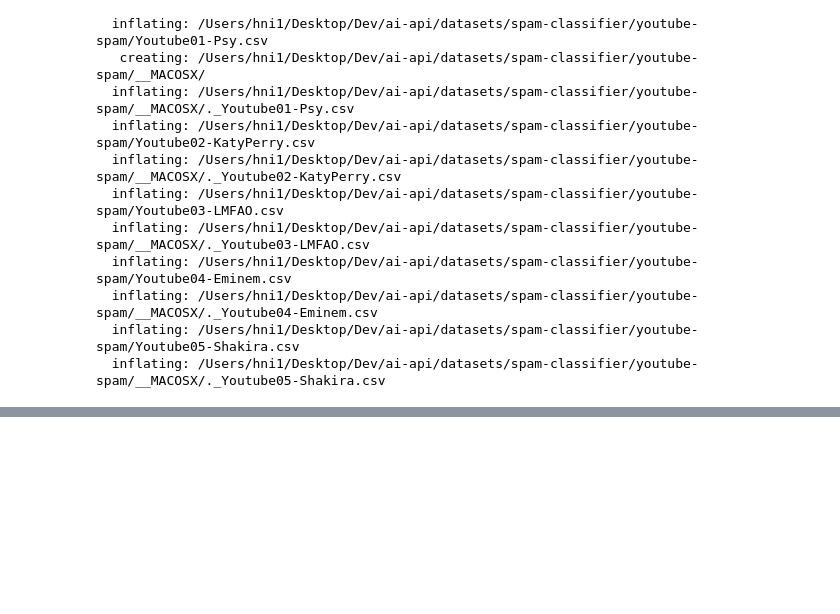
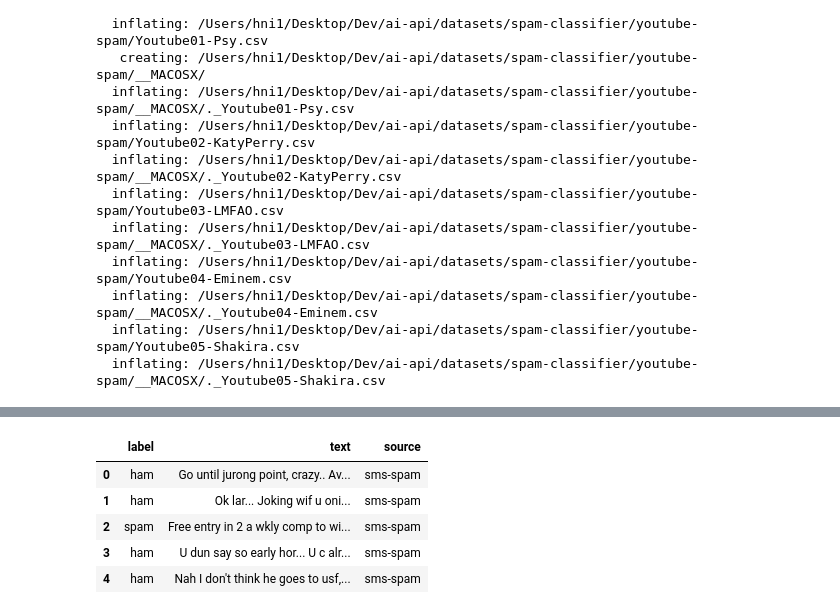
Before and after one commit to haoweini/ai-api, a Jupyter notebook: nbs/2 - Download Dataset & Unzip.ipynb, the cells around one changed output, grey strips where cells are left out. Cells and saved outputs as stored; diff of their text form; code cells hidden in the pictures; blank space fills up the shorter version.

```diff
--- a/nbs/2 - Download Dataset & Unzip.ipynb
+++ b/nbs/2 - Download Dataset & Unzip.ipynb
@@ -51,0 +74,25 @@ Archive:  /Users/hni1/Desktop/Dev/ai-api/datasets/zips/youtube-spam-dataset.zip
+# %%
+my_dfs = []
+
+for path in YOUTUBE_SPAM_DIR.glob("*.csv"):
+    #print(path)
+    raw_df = pd.read_csv(path)
+    raw_df.rename(columns={"CLASS":'raw_label', "CONTENT": 'text'}, inplace=True)
+    raw_df['label'] = raw_df['raw_label'].apply(lambda x: "spam" if str(x) == "1" else "ham")
+    raw_df['raw_source'] = str(path.name)
+    raw_df['source'] = 'youtube-spam'
+    df = raw_df.copy()[['label','text','source']]
+    my_dfs.append(df)
+    #print(df.head())
+
+yt_df = pd.concat(my_dfs)
+# %%
+df = pd.concat([sms_df,yt_df])
+df.head()
+# %% [output]
+|  | label | text | source |
+| 0 | ham | Go until jurong point, crazy.. Av... | sms-spam |
+| 1 | ham | Ok lar... Joking wif u oni... | sms-spam |
+| 2 | spam | Free entry in 2 a wkly comp to wi... | sms-spam |
+| 3 | ham | U dun say so early hor... U c alr... | sms-spam |
+| 4 | ham | Nah I don't think he goes to usf,... | sms-spam |
```
Also changed, not shown: parts of 4 cells of this notebook, 1 other file.
